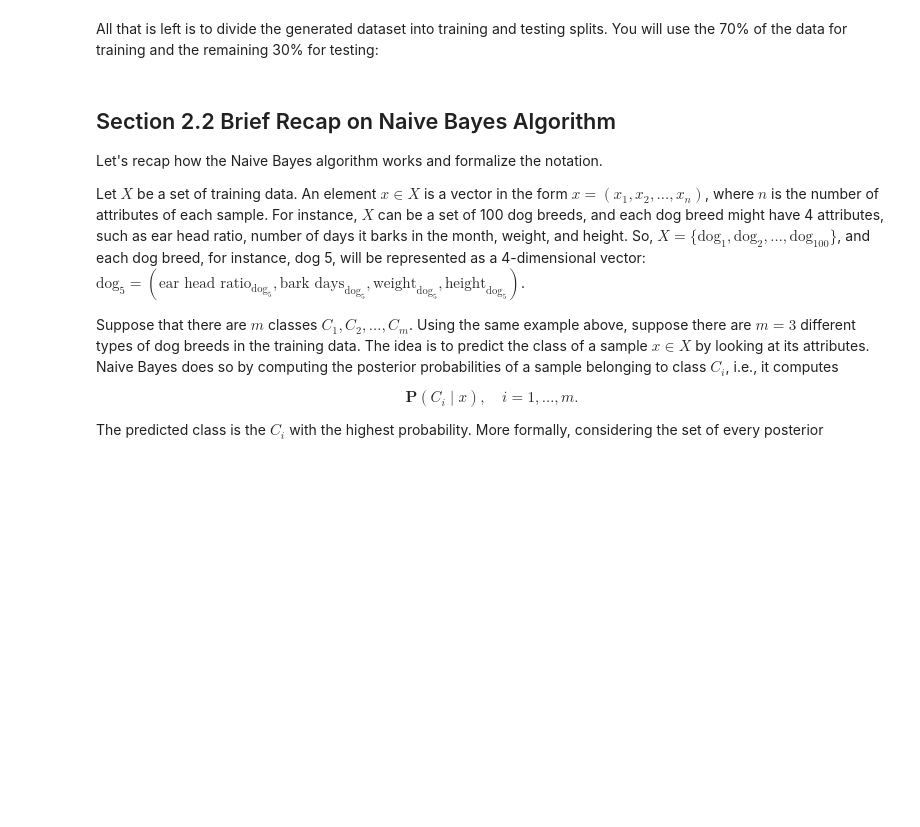
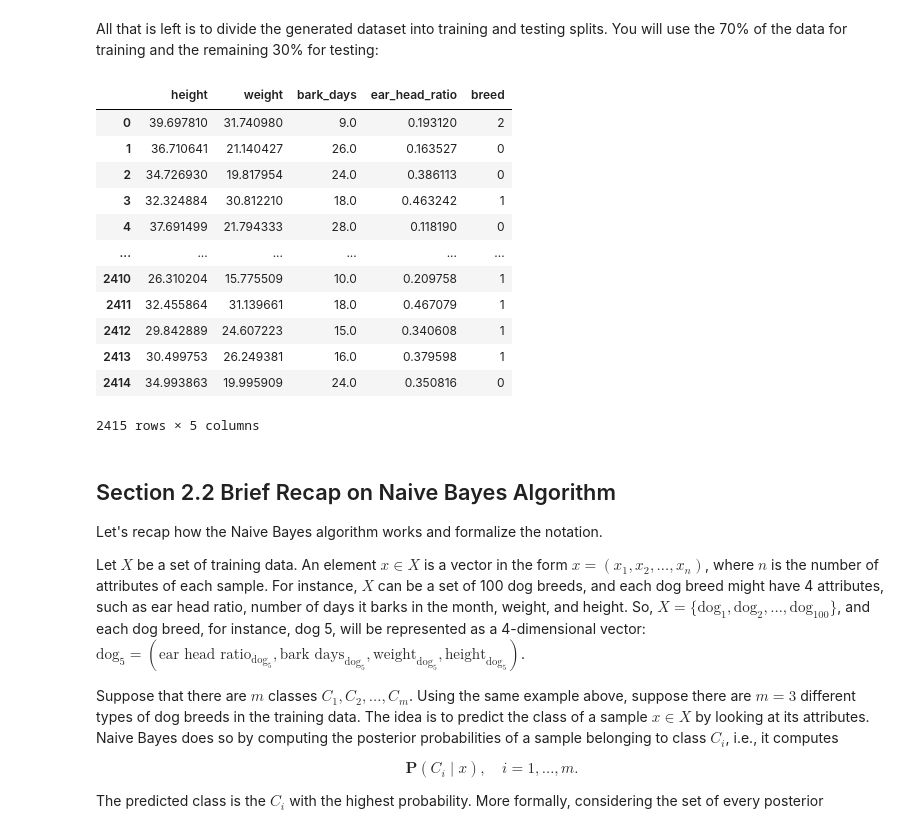
Before and after one commit to Abdoelabassi/Statistics_for_ML, a Jupyter notebook: week1/C3_W1_Assignment.ipynb, the cells around one changed output. Drawn from its saved outputs; the diff is of its cells as text; code cells hidden in the pictures; blank space fills up the shorter version.

```diff
--- a/week1/C3_W1_Assignment.ipynb
+++ b/week1/C3_W1_Assignment.ipynb
@@ -355,10 +355,25 @@ All that is left is to divide the generated dataset into training and testing sp
 # %%
 # Define a 70/30 training/testing split
 split = int(len(df_all_breeds)*0.7)
 
 # Do the split
 df_train = df_all_breeds[:split].reset_index(drop=True)
 df_test = df_all_breeds[split:].reset_index(drop=True)
+df_train
+# %% [output]
+|  | height | weight | bark_days | ear_head_ratio | breed |
+| 0 | 39.697810 | 31.740980 | 9.0 | 0.193120 | 2 |
+| 1 | 36.710641 | 21.140427 | 26.0 | 0.163527 | 0 |
+| 2 | 34.726930 | 19.817954 | 24.0 | 0.386113 | 0 |
+| 3 | 32.324884 | 30.812210 | 18.0 | 0.463242 | 1 |
+| 4 | 37.691499 | 21.794333 | 28.0 | 0.118190 | 0 |
+| ... | ... | ... | ... | ... | ... |
+| 2410 | 26.310204 | 15.775509 | 10.0 | 0.209758 | 1 |
+| 2411 | 32.455864 | 31.139661 | 18.0 | 0.467079 | 1 |
+| 2412 | 29.842889 | 24.607223 | 15.0 | 0.340608 | 1 |
+| 2413 | 30.499753 | 26.249381 | 16.0 | 0.379598 | 1 |
+| 2414 | 34.993863 | 19.995909 | 24.0 | 0.350816 | 0 |
+2415 rows × 5 columns
 # %% [markdown]
 ## Section 2.2 Brief Recap on Naive Bayes Algorithm
 
```
Also changed, not shown: parts of 6 cells of this notebook.
